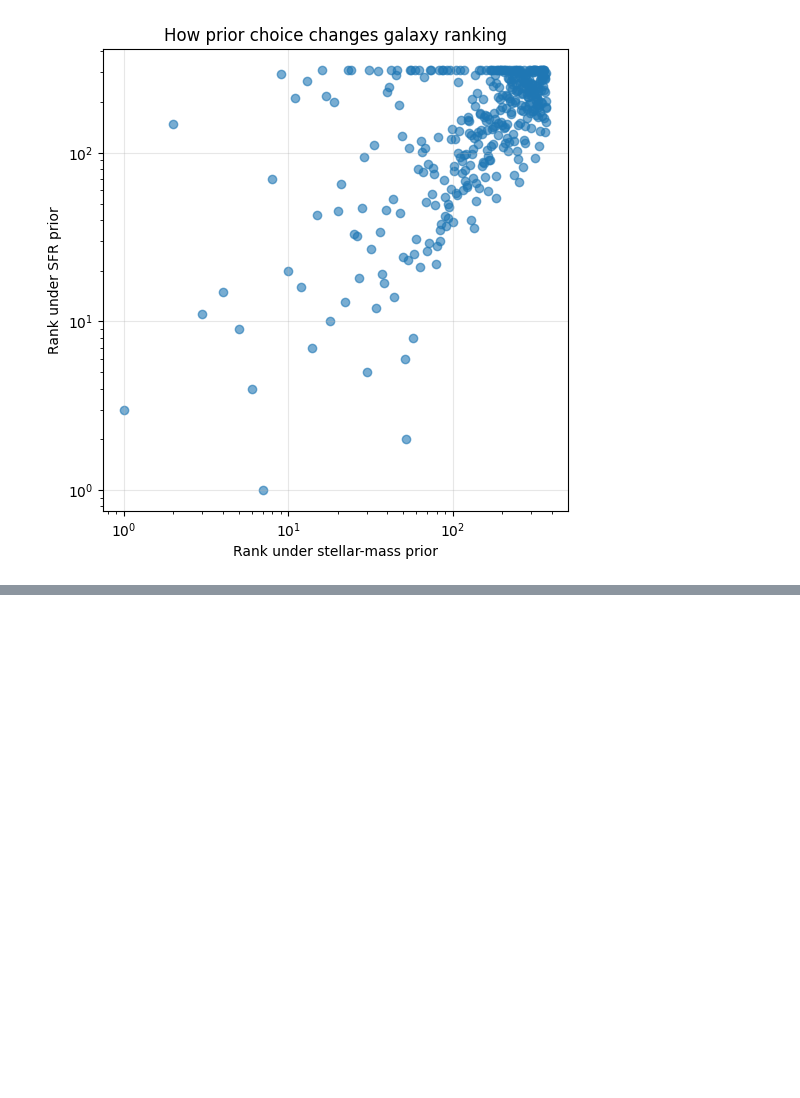
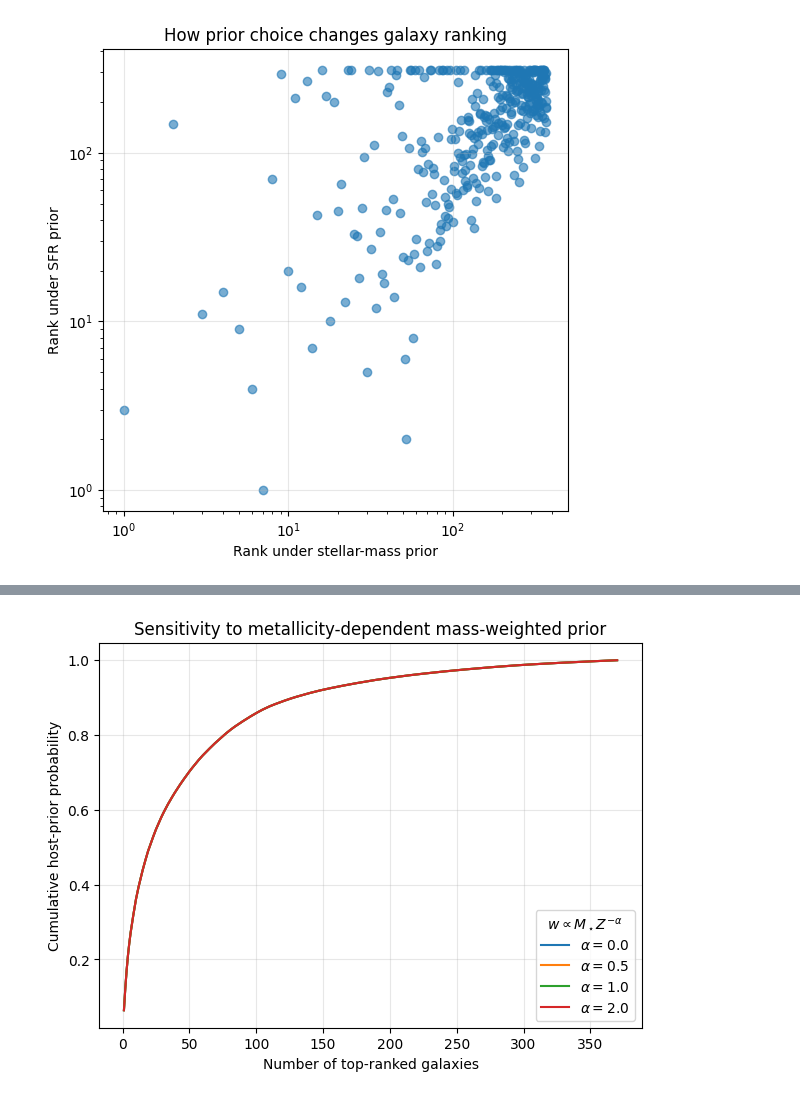
Before and after one commit to saatour/GW170817, a Jupyter notebook: 260427_Bayesian_Test_EAGLE_data.ipynb, the cells around one changed output, grey strips where cells are left out. Drawn from its saved outputs; the diff is of its cells as text; code cells hidden in the pictures; blank space fills up the shorter version.

```diff
--- a/260427_Bayesian_Test_EAGLE_data.ipynb
+++ b/260427_Bayesian_Test_EAGLE_data.ipynb
@@ -757,0 +1039,17 @@ display(summary_df)
+# %%
+plt.figure(figsize=(7,5))
+
+for alpha in alpha_values:
+    col = f"w_mstar_Z_alpha_{alpha}"
+    weights = np.sort(mock_obs_like[col].values)[::-1]
+    cum = np.cumsum(weights)
+    plt.plot(np.arange(1, len(cum)+1), cum, label=fr"$\alpha={alpha}$")
+
+plt.xlabel("Number of top-ranked galaxies")
+plt.ylabel("Cumulative host-prior probability")
+plt.title("Sensitivity to metallicity-dependent mass-weighted prior")
+plt.legend(title=r"$w \propto M_\star Z^{-\alpha}$")
+plt.grid(alpha=0.3)
+plt.show()
+# %% [output]
+[figure, added]
```
Also changed, not shown: parts of 12 cells of this notebook.
